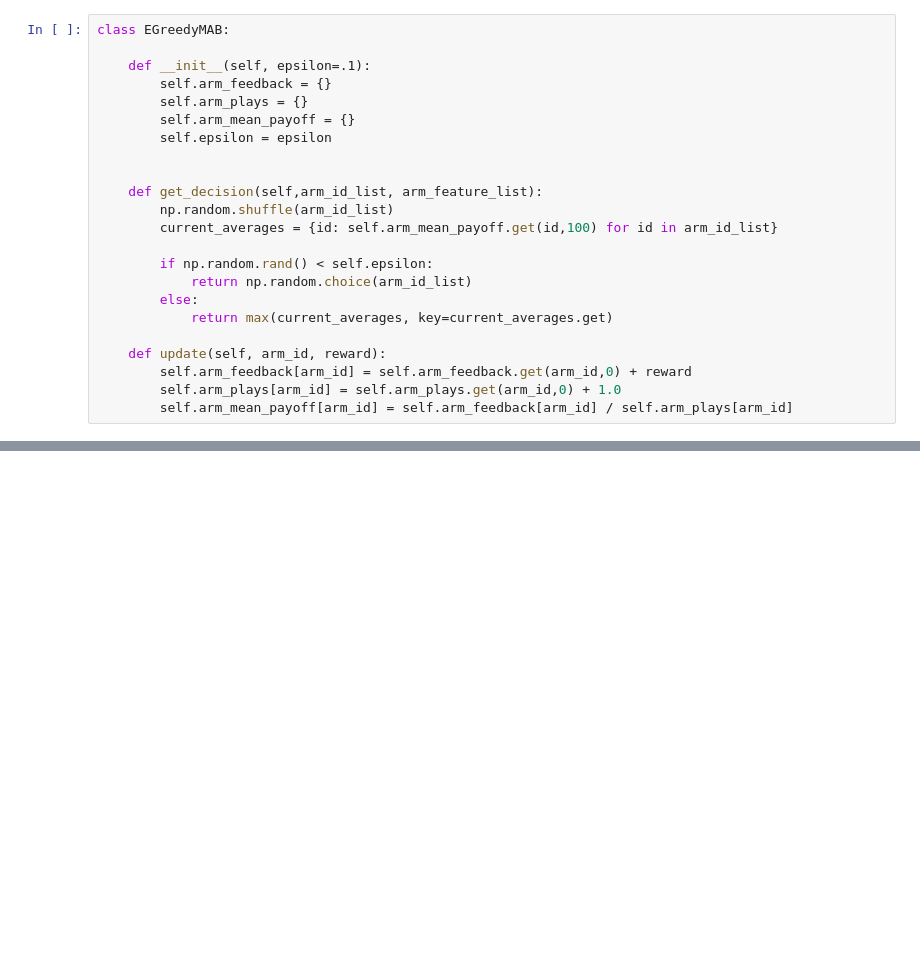
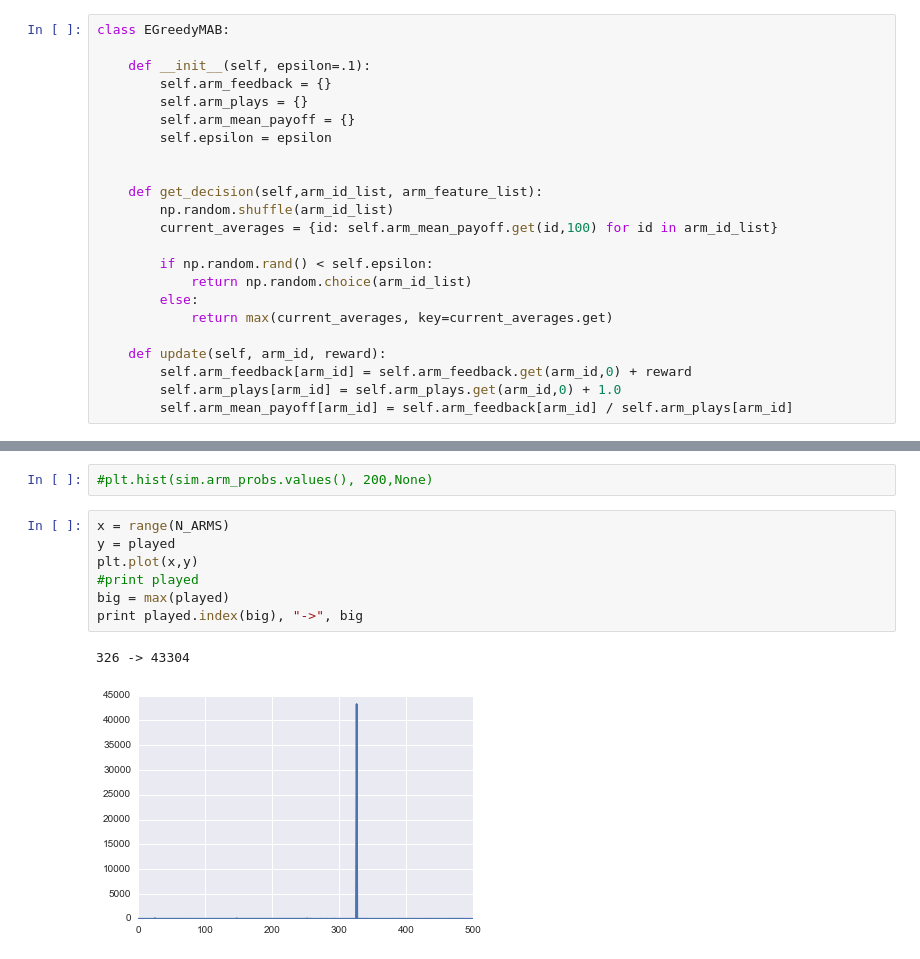
Before and after one commit to stoddardg/mab_simulation, a Jupyter notebook: evaluate_mab.ipynb, the cells around one changed output, grey strips where cells are left out. Saved outputs shown, nothing was run; the diff lists cells and outputs as text; blank space fills up the shorter version.

```diff
--- a/evaluate_mab.ipynb
+++ b/evaluate_mab.ipynb
@@ -86,0 +123,12 @@ np.random.rand()
+# %%
+#plt.hist(sim.arm_probs.values(), 200,None)
+# %%
+x = range(N_ARMS)
+y = played
+plt.plot(x,y)
+#print played
+big = max(played)
+print played.index(big), "->", big
+# %% [output]
+326 -> 43304
+[figure, added]
```
Also changed, not shown: parts of 7 cells of this notebook.
